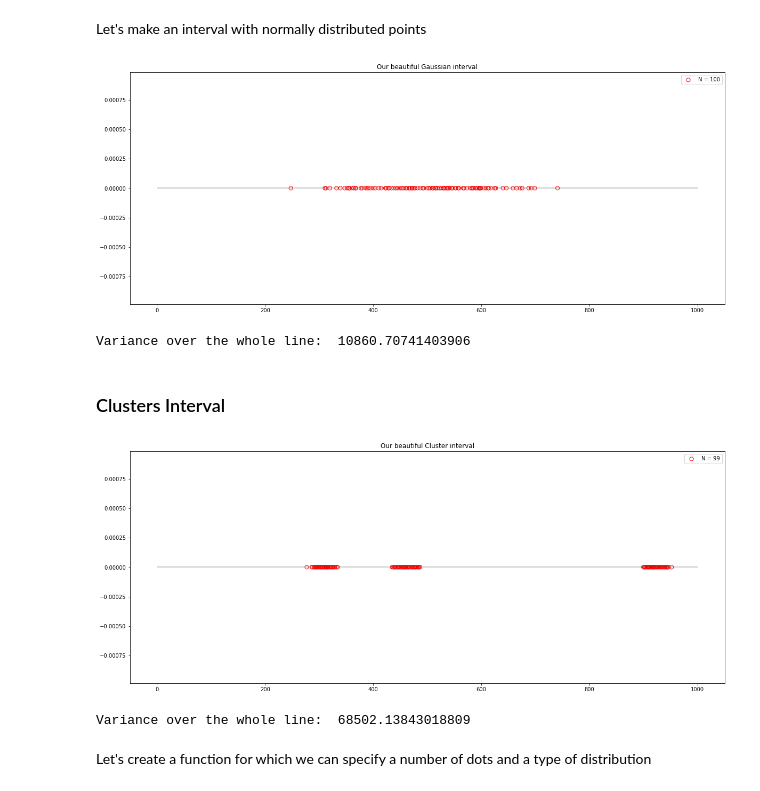
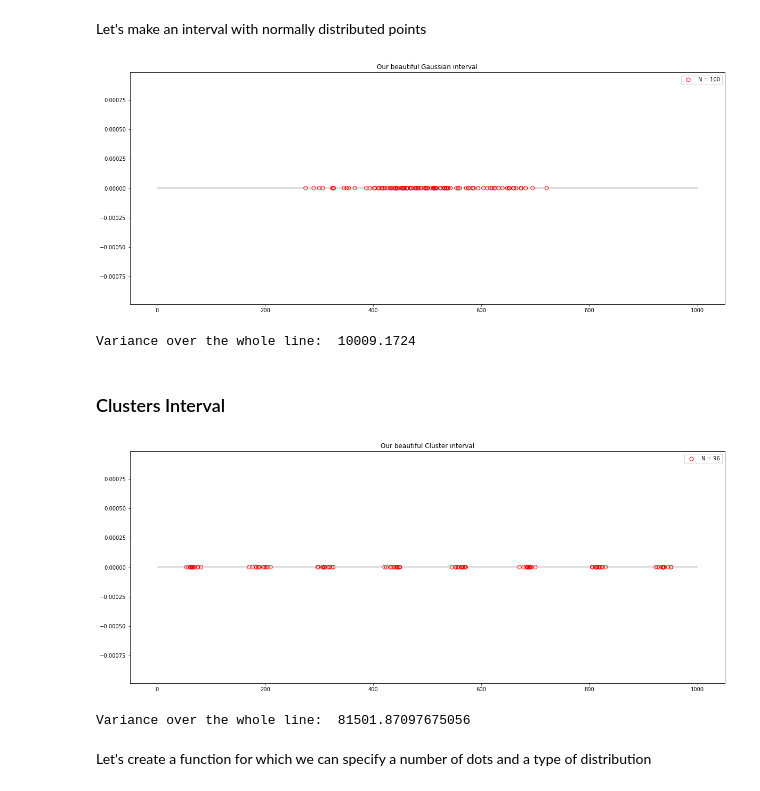
Before and after one commit to sebastiandro/probing-density, a Jupyter notebook: Probing Density.ipynb, the cells around one changed output. Drawn from its saved outputs; the diff is of its cells as text; code cells hidden in the pictures.

```diff
--- a/Probing Density.ipynb
+++ b/Probing Density.ipynb
@@ -49,27 +49,16 @@ d = 1
 x_max = 1000
 def generate_dots(N, d, distribution_fn):
     dots = []
+    seen = set()
     for i in range(N):
         # not the most efficient but will do for now
         dots.sort()
+        x = distribution_fn()
+        while x in seen:
+             x = distribution_fn()
 
-        if len(dots) < 1:
-            x = distribution_fn()
-            dots.append(x)
-            continue
-
-        too_close = True
-        while too_close:
-            x = distribution_fn()
-            too_close = False
-            for dot in dots:
-                if abs(x - dot) < d:
-                    too_close = True
-                    break
-
-            if not too_close:
-                dots.append(x)
-
+        seen.add(x)
+        dots.append(x)
     return dots
 # %%
 def plot_interval(dots, title='Our beautiful interval', x_max = 1000):
@@ -99,39 +88,37 @@ Variance over the whole line:  87978.79316811608
 Let's make an interval with normally distributed points
 # %%
 def custom_gaussian():
-    return random.gauss(500, 100)
+    return int(random.gauss(x_max//2, x_max // 10))
 
 dots_gauss = generate_dots(N,d, custom_gaussian)
 plot_interval(dots_gauss, "Our beautiful Gaussian interval")
 print("Variance over the whole line: ", np.var(dots_gauss))
 # %% [output]
-[figure, old version]
+[figure, new version]
-Variance over the whole line:  10860.70741403906
+Variance over the whole line:  10009.1724
 # %% [markdown]
 ### Clusters Interval
 # %%
 def generate_clustrs(N, d, num_clusters = 8, std=10):
-    mu_range = np.arange(0,x_max,x_max/(num_clusters+1*10))
-    mu_range = mu_range[1:]
-    random.shuffle(mu_range)
+    mu_range = np.arange(x_max//(num_clusters*2),x_max,x_max//num_clusters)
     dots_clustrs = []
     for i in range(num_clusters):
         def custom_clustrs():
             return random.gauss(mu_range[i], std)
             generate_dots(N//num_clusters,d, custom_clustrs1)
 
         clust = generate_dots(N//num_clusters, d, custom_clustrs)
         dots_clustrs.append(clust)
 
     dots_clustrs = np.array(dots_clustrs).flatten()
     return dots_clustrs
 
-dots_clustrs = generate_clustrs(N, d, num_clusters=3)
+dots_clustrs = generate_clustrs(N, d, num_clusters=8)
 plot_interval(dots_clustrs, "Our beautiful Cluster interval")
 print("Variance over the whole line: ", np.var(dots_clustrs))
 # %% [output]
-[figure, old version]
+[figure, new version]
-Variance over the whole line:  68502.13843018809
+Variance over the whole line:  81501.87097675056
 # %% [markdown]
 Let's create a function for which we can specify a number of dots and a type of distribution
 # %%
```
Also changed, not shown: parts of 8 cells of this notebook.
